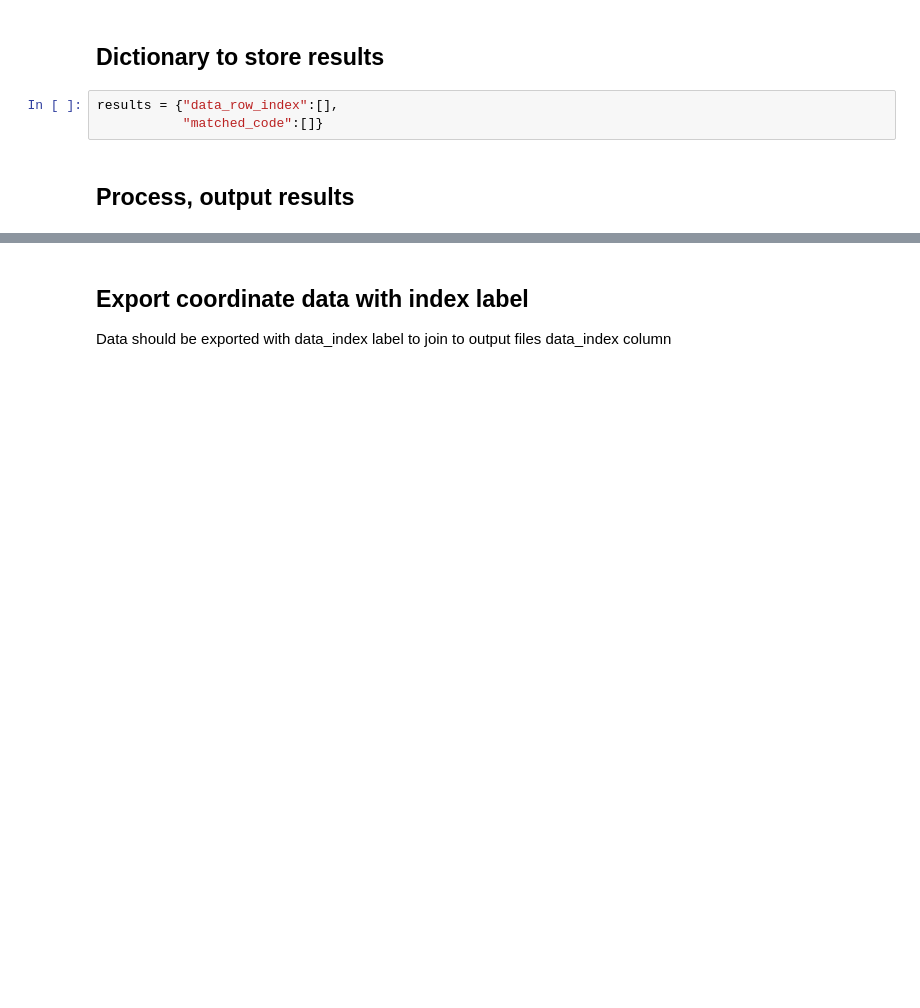
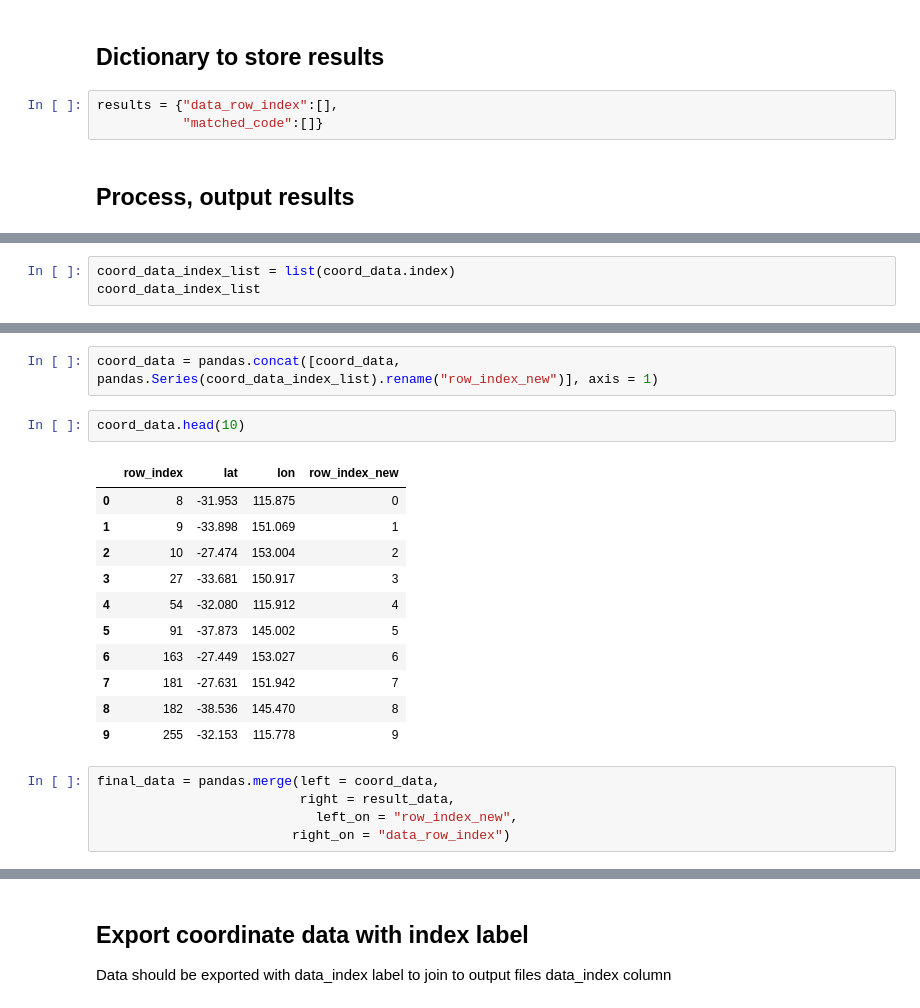
Before and after one commit to danielc92/nb_data_spatial, a Jupyter notebook: notebook_spatial_joins.ipynb, the cells around one changed output, grey strips where cells are left out. Cells and saved outputs as stored; diff of their text form; blank space fills up the shorter version.

```diff
--- a/notebook_spatial_joins.ipynb
+++ b/notebook_spatial_joins.ipynb
@@ -265,0 +278,3 @@ Spine data was exported successfully. Use this dataset to join the original data
+# %%
+coord_data_index_list = list(coord_data.index)
+coord_data_index_list
@@ -265,0 +299,21 @@ Spine data was exported successfully. Use this dataset to join the original data
+# %%
+coord_data = pandas.concat([coord_data, pandas.Series(coord_data_index_list).rename("row_index_new")], axis = 1)
+# %%
+coord_data.head(10)
+# %% [output]
+|  | row_index | lat | lon | row_index_new |
+| 0 | 8 | -31.953 | 115.875 | 0 |
+| 1 | 9 | -33.898 | 151.069 | 1 |
+| 2 | 10 | -27.474 | 153.004 | 2 |
+| 3 | 27 | -33.681 | 150.917 | 3 |
+| 4 | 54 | -32.080 | 115.912 | 4 |
+| 5 | 91 | -37.873 | 145.002 | 5 |
+| 6 | 163 | -27.449 | 153.027 | 6 |
+| 7 | 181 | -27.631 | 151.942 | 7 |
+| 8 | 182 | -38.536 | 145.470 | 8 |
+| 9 | 255 | -32.153 | 115.778 | 9 |
+# %%
+final_data = pandas.merge(left = coord_data,
+                          right = result_data,
+                            left_on = "row_index_new",
+                         right_on = "data_row_index")
```
Also changed, not shown: parts of 18 cells of this notebook.
